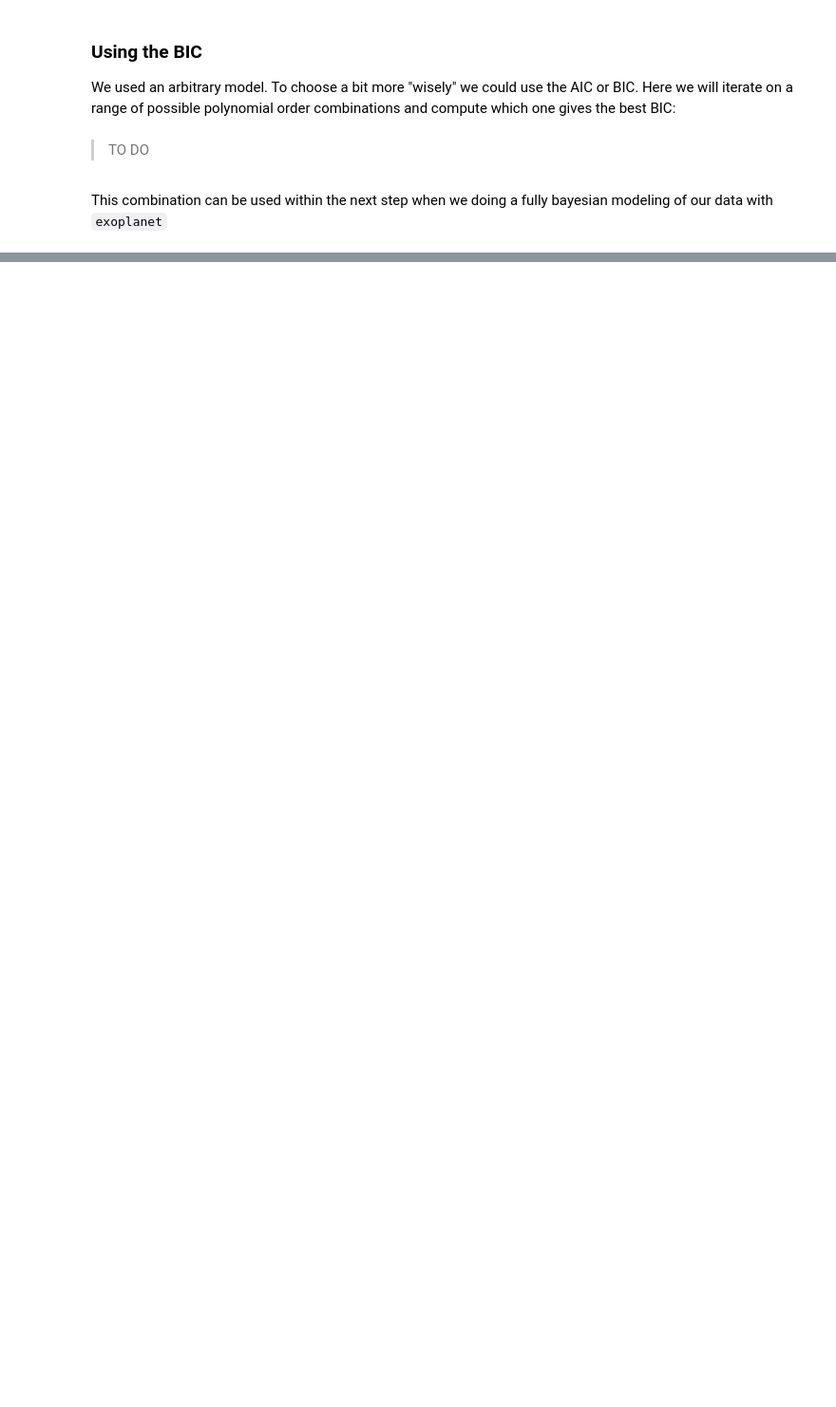
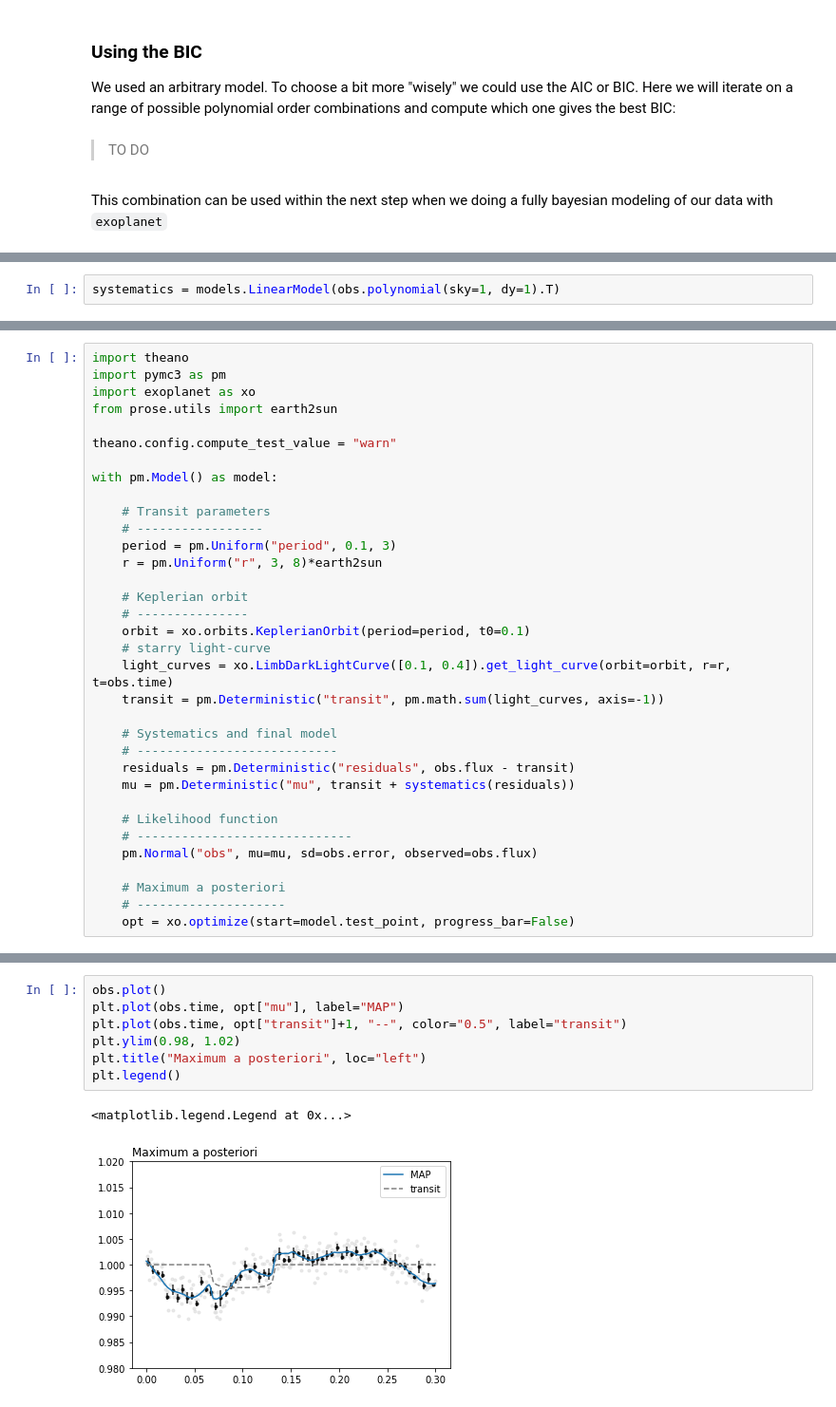
Before and after one commit to lgrcia/prose, a Jupyter notebook: docs/source/notebooks/modeling.ipynb, the cells around one changed output, grey strips where cells are left out. Shown: that part at 95% size. Cells and saved outputs as stored; diff of their text form; blank space fills up the shorter version.

Commit message:
adding exoplanet in modeling tutorial

```diff
--- a/docs/source/notebooks/modeling.ipynb
+++ b/docs/source/notebooks/modeling.ipynb
@@ -115,0 +117,2 @@ This combination can be used within the next step when we doing a fully bayesian
+# %%
+systematics = models.LinearModel(obs.polynomial(sky=1, dy=1).T)
@@ -115,0 +121,34 @@ This combination can be used within the next step when we doing a fully bayesian
+# %%
+import theano
+import pymc3 as pm
+import exoplanet as xo
+from prose.utils import earth2sun
+
+theano.config.compute_test_value = "warn"
+
+with pm.Model() as model:
+
+    # Transit parameters
+    # -----------------
+    period = pm.Uniform("period", 0.1, 3)
+    r = pm.Uniform("r", 3, 8)*earth2sun
+
+    # Keplerian orbit
+    # ---------------
+    orbit = xo.orbits.KeplerianOrbit(period=period, t0=0.1)
+    # starry light-curve
+    light_curves = xo.LimbDarkLightCurve([0.1, 0.4]).get_light_curve(orbit=orbit, r=r, t=obs.time)
+    transit = pm.Deterministic("transit", pm.math.sum(light_curves, axis=-1))
+
+    # Systematics and final model
+    # ---------------------------
+    residuals = pm.Deterministic("residuals", obs.flux - transit)
+    mu = pm.Deterministic("mu", transit + systematics(residuals))
+
+    # Likelihood function
+    # -----------------------------
+    pm.Normal("obs", mu=mu, sd=obs.error, observed=obs.flux)
+
+    # Maximum a posteriori
+    # --------------------
+    opt = xo.optimize(start=model.test_point, progress_bar=False)
@@ -115,0 +161,10 @@ This combination can be used within the next step when we doing a fully bayesian
+# %%
+obs.plot()
+plt.plot(obs.time, opt["mu"], label="MAP")
+plt.plot(obs.time, opt["transit"]+1, "--", color="0.5", label="transit")
+plt.ylim(0.98, 1.02)
+plt.title("Maximum a posteriori", loc="left")
+plt.legend()
+# %% [output]
+<matplotlib.legend.Legend at 0x...>
+[figure, added]
```
Also changed, not shown: parts of 14 cells of this notebook, 3 other files.
